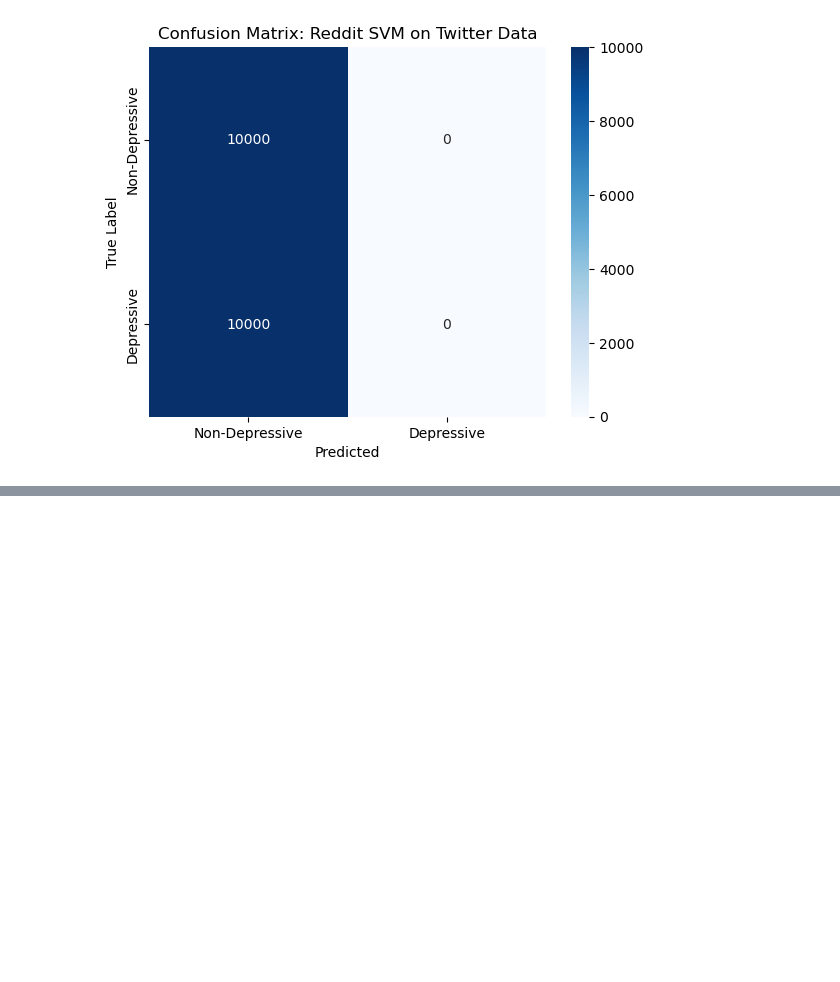
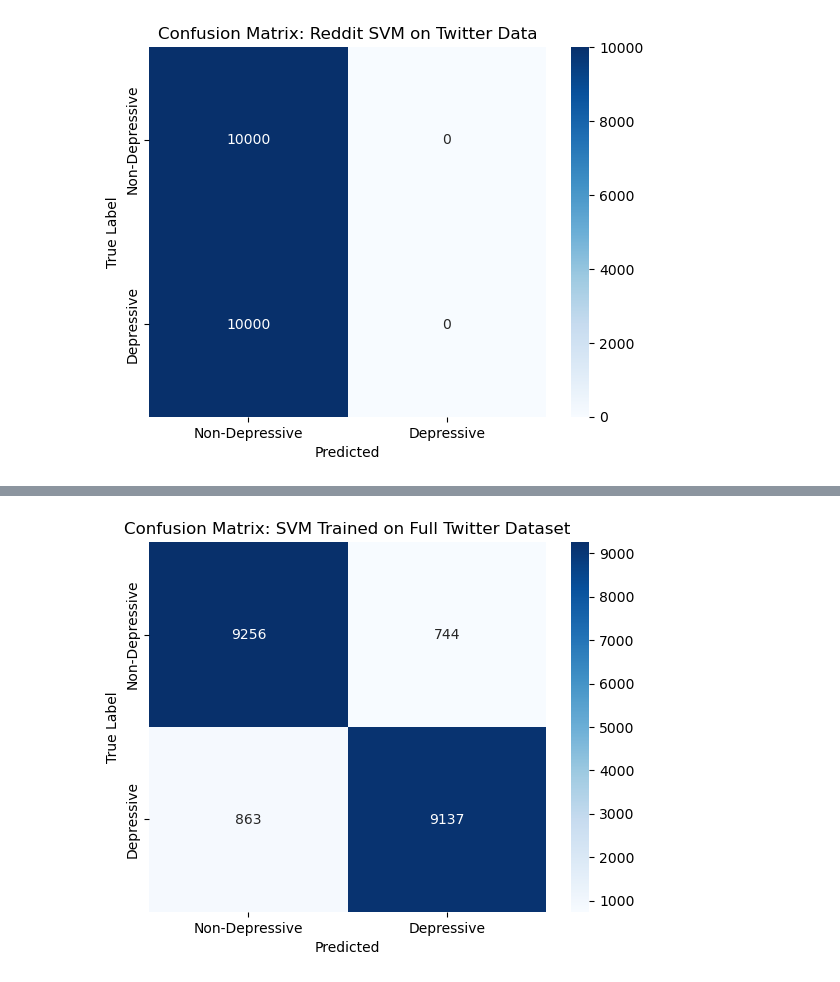
Before and after one commit to hlbels/crossplatform-mentalhealth-ml, a Jupyter notebook: SVM.ipynb, the cells around one changed output, grey strips where cells are left out. Saved outputs shown, nothing was run; the diff lists cells and outputs as text; code cells hidden in the pictures; blank space fills up the shorter version.

```diff
--- a/SVM.ipynb
+++ b/SVM.ipynb
@@ -332,0 +502,92 @@ weighted avg       0.60      0.57      0.54     20000
+# %%
+# ============================================================
+#  TRAIN + EVALUATE: Full Twitter Dataset
+# ============================================================
+
+import pandas as pd
+import joblib
+import re
+import nltk
+import seaborn as sns
+import matplotlib.pyplot as plt
+
+from nltk.corpus import stopwords
+from nltk.stem import WordNetLemmatizer
+from sklearn.feature_extraction.text import TfidfVectorizer
+from sklearn.svm import LinearSVC
+from sklearn.metrics import accuracy_score, classification_report, confusion_matrix
+
+
+#  Setup text preprocessing
+
+nltk.download('stopwords')
+nltk.download('wordnet')
+
+stop_words = set(stopwords.words('english'))
+lemmatizer = WordNetLemmatizer()
+
+def preprocess_text(text):
+    text = str(text).lower()
+    text = re.sub(r"http\S+|www\S+", "", text)
+    text = re.sub(r"@\w+", "", text)
+    text = re.sub(r"#(\w+)", r"\1", text)
+    text = re.sub(r"[^a-z\s]", "", text)
+    text = re.sub(r'\s+', ' ', text).strip()
+    tokens = text.split()
+    tokens = [lemmatizer.lemmatize(word) for word in tokens if word not in stop_words]
+    return " ".join(tokens)
+
+#  Load and preprocess Twitter dataset
+
+twitter_df = pd.read_csv("Mental-Health-Twitter.csv")
+twitter_df["clean_text"] = twitter_df["post_text"].astype(str).apply(preprocess_text)
+twitter_df["label"] = twitter_df["label"].astype(int)
+
+print(" Loaded Twitter dataset:", twitter_df.shape)
+print(twitter_df["label"].value_counts())
+
+
+#  TF-IDF Vectorization on full dataset
+
+vectorizer = TfidfVectorizer(max_features=10000, ngram_range=(1,2), sublinear_tf=True)
+X = vectorizer.fit_transform(twitter_df["clean_text"])
+y = twitter_df["label"]
+
+# Save vectorizer
+joblib.dump(vectorizer, "tfidf_twitter_full_vectorizer.pkl")
+print(" TF-IDF vectorizer saved as 'tfidf_twitter_full_vectorizer.pkl'")
+
+
+#  Train SVM on full Twitter data
+
+svm = LinearSVC(C=1.0, class_weight='balanced', max_iter=5000)
+svm.fit(X, y)
+
+# Save trained model
+joblib.dump(svm, "svm_twitter_full.pkl")
+print(" Model saved as 'svm_twitter_full.pkl'")
+
+
+#  Evaluate on the same dataset (self-evaluation)
+
+y_pred = svm.predict(X)
+
+accuracy = accuracy_score(y, y_pred)
+report = classification_report(y, y_pred, zero_division=0)
+cm = confusion_matrix(y, y_pred)
+
+print("\ Model Evaluation on Full Twitter Dataset:")
+print("Accuracy:", round(accuracy, 4))
+print("\n Classification Report:\n", report)
+
+
+#  Confusion Matrix Visualization
+
+sns.heatmap(cm, annot=True, fmt='d', cmap='Blues',
+            xticklabels=["Non-Depressive", "Depressive"],
+            yticklabels=["Non-Depressive", "Depressive"])
+plt.xlabel("Predicted")
+plt.ylabel("True Label")
+plt.title("Confusion Matrix: SVM Trained on Full Twitter Dataset")
+plt.show()
+# %% [output]
@@ -332,0 +619 @@ weighted avg       0.60      0.57      0.54     20000
+[figure, added]
```
Also changed, not shown: parts of 7 cells of this notebook.
